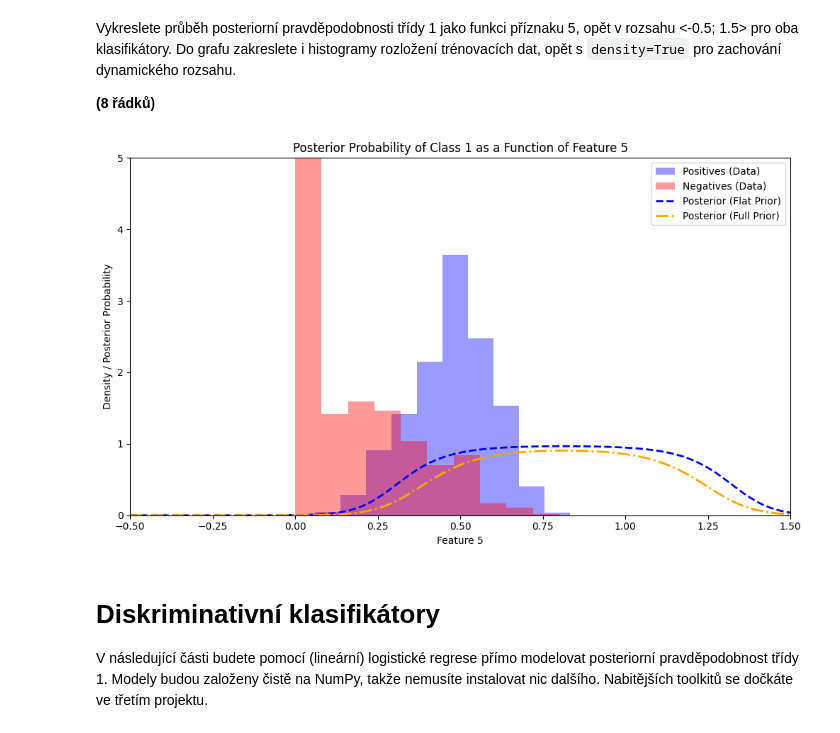
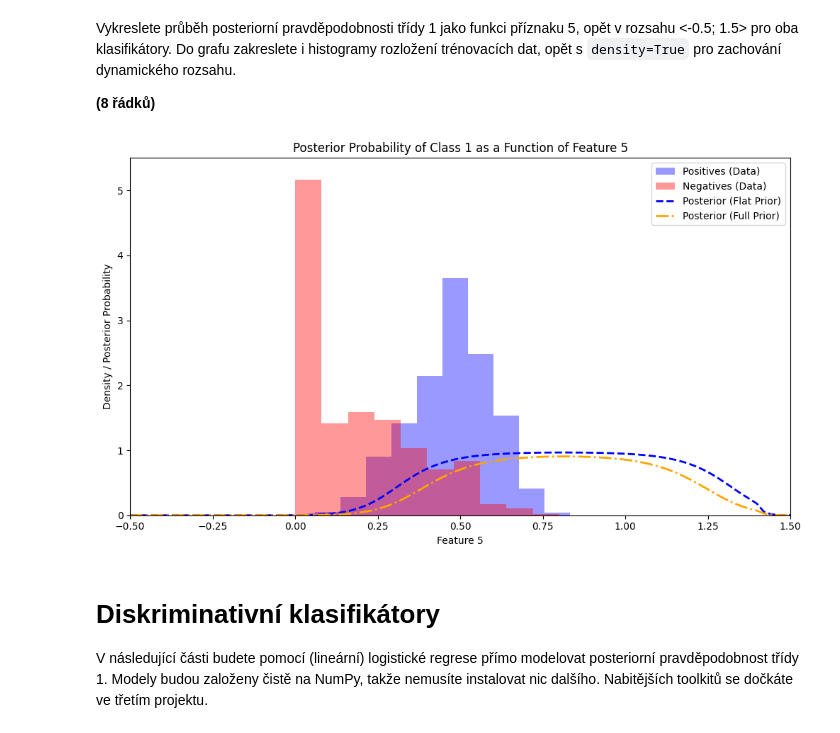
Before and after one commit to IamBahno/SUI-project-1, a Jupyter notebook: zadani.ipynb, the cells around one changed output. Cells and saved outputs as stored; diff of their text form; code cells hidden in the pictures.

```diff
--- a/zadani.ipynb
+++ b/zadani.ipynb
@@ -192,6 +192,11 @@ class GenerativeClassifier2Class:
         # Výpočet posteriorních pravděpodobností třídy 1
         numerator = likelihood_class_1 * self.prior_class_1
         denominator = (likelihood_class_0 * self.prior_class_0) + numerator
+
+        # Přechází dělění nulou
+        epsilon = 1e-10
+        denominator = np.maximum(denominator, epsilon)
+
         return numerator / denominator
 # %% [markdown]
 Nainstancujte dva generativní klasifikátory: jeden s rovnoměrnými priory a jeden s apriorní pravděpodobností 0.75 pro třídu 0 (negativní příklady).
@@ -215,28 +220,28 @@ Do grafu zakreslete i histogramy rozložení trénovacích dat, opět s `density
 # %%
 # Definování rozsahu pro zobrazení
 bars = np.linspace(-0.5, 1.5, 100)
 
 posterior_flat = classifier_flat_prior.prob_class_1(bars)
 posterior_full = classifier_full_prior.prob_class_1(bars)
 
 plt.figure(figsize=(10, 6))
 
 plt.hist(train_dataset.pos[:, FOI], bins=10, color='blue', alpha=0.4, label='Positives (Data)', density=True, histtype='stepfilled')
 plt.hist(train_dataset.neg[:, FOI], bins=10, color='red', alpha=0.4, label='Negatives (Data)', density=True, histtype='stepfilled')
 
 plt.plot(bars, posterior_flat, color='blue', label='Posterior (Flat Prior)', linestyle='--', linewidth=2)
 plt.plot(bars, posterior_full, color='orange', label='Posterior (Full Prior)', linestyle='-.', linewidth=2)
 
 plt.xlabel(f'Feature {FOI}')
 plt.ylabel('Density / Posterior Probability')
 plt.title(f'Posterior Probability of Class 1 as a Function of Feature {FOI}')
 plt.legend()
 plt.tight_layout()
 plt.xlim(-0.5, 1.5)  # Nastavení limitů osy X pro lepší zobrazení
-plt.ylim(0, 5)  # Nastavení limitů osy Y
+plt.ylim(0, 5.5)  # Nastavení limitů osy Y
 plt.show()
 # %% [output]
-[figure, old version]
+[figure, new version]
 # %% [markdown]
 # Diskriminativní klasifikátory
 V následující části budete pomocí (lineární) logistické regrese přímo modelovat posteriorní pravděpodobnost třídy 1.
```
Also changed, not shown: parts of 3 cells of this notebook.
